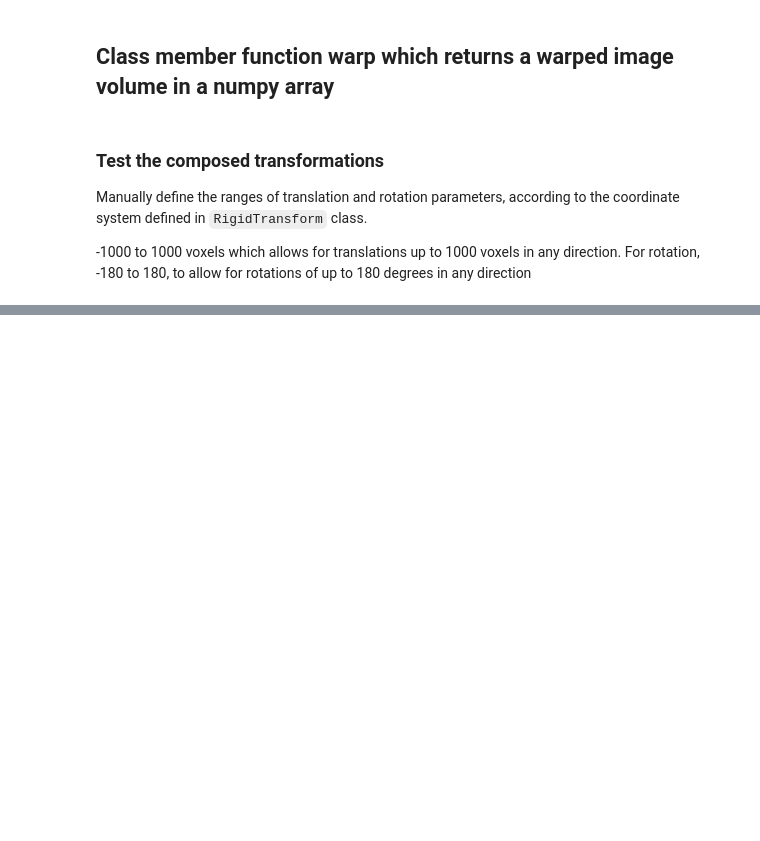
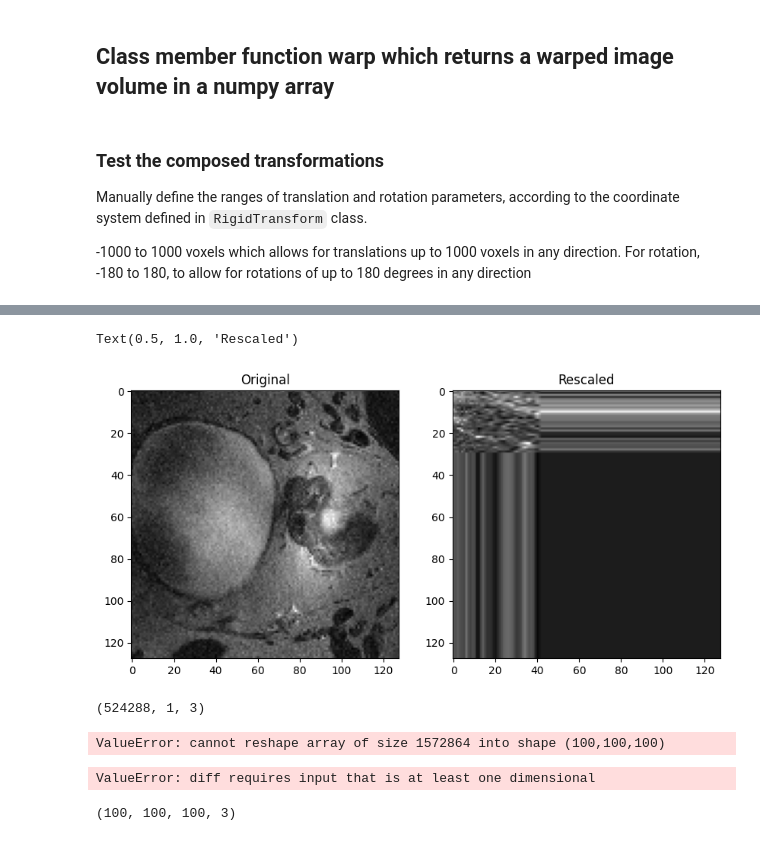
Before and after one commit to R-icntay/pgrf, a Jupyter notebook: CW1/task_3.ipynb, the cells around one changed output, grey strips where cells are left out. Drawn from its saved outputs; the diff is of its cells as text; code cells hidden in the pictures; blank space fills up the shorter version.

Commit message:
Add composed transformations

```diff
--- a/CW1/task_3.ipynb
+++ b/CW1/task_3.ipynb
@@ -281,0 +384,3 @@ rigid_transform = RigidTransform(rotations = rotations, translations = translati
+# %%
+warped_image_coords = np.array(warped_image_coords)
+warped_image_coords.shape
@@ -281,0 +406,2 @@ rigid_transform = RigidTransform(rotations = rotations, translations = translati
+# %%
+warped_image_coords = warped_image_coords.reshape(128, 128, 32, 3)
@@ -281,0 +489,5 @@ rigid_transform = RigidTransform(rotations = rotations, translations = translati
+# %%
+from scipy.ndimage import map_coordinates
+new_vol = map_coordinates(volume, [warped_image_coords.T[0], warped_image_coords.T[1], warped_image_coords.T[2]], order=1, mode='nearest')
+# %%
+new_vol = new_vol.reshape(128, 128, 32)
@@ -281,0 +636,29 @@ rigid_transform = RigidTransform(rotations = rotations, translations = translati
+# %%
+import matplotlib.pyplot as plt
+# Visualize example slices
+fig, (ax1, ax2) = plt.subplots(1, 2, figsize=(10, 5))
+ax1.imshow(volume[:,:,31], cmap='gray')
+ax1.set_title('Original')
+ax2.imshow(new_vol[:,:,1], cmap='gray')
+ax2.set_title('Rescaled')
+# %% [output]
+Text(0.5, 1.0, 'Rescaled')
+[figure, added]
+# %%
+warped_image_coords = np.array(warped_image_coords)
+warped_image_coords.shape
+# %% [output]
+(524288, 1, 3)
+# %%
+warped_image_coords
+# %% [output]
+ValueError: cannot reshape array of size 1572864 into shape (100,100,100)
+# %%
+# Warped image volume
+warped_volume = rigid_transform.warp(volume)
+# %% [output]
+ValueError: diff requires input that is at least one dimensional
+# %%
+rigid_transform.ddf.shape
+# %% [output]
+(100, 100, 100, 3)
```
Also changed, not shown: parts of 48 cells of this notebook.
